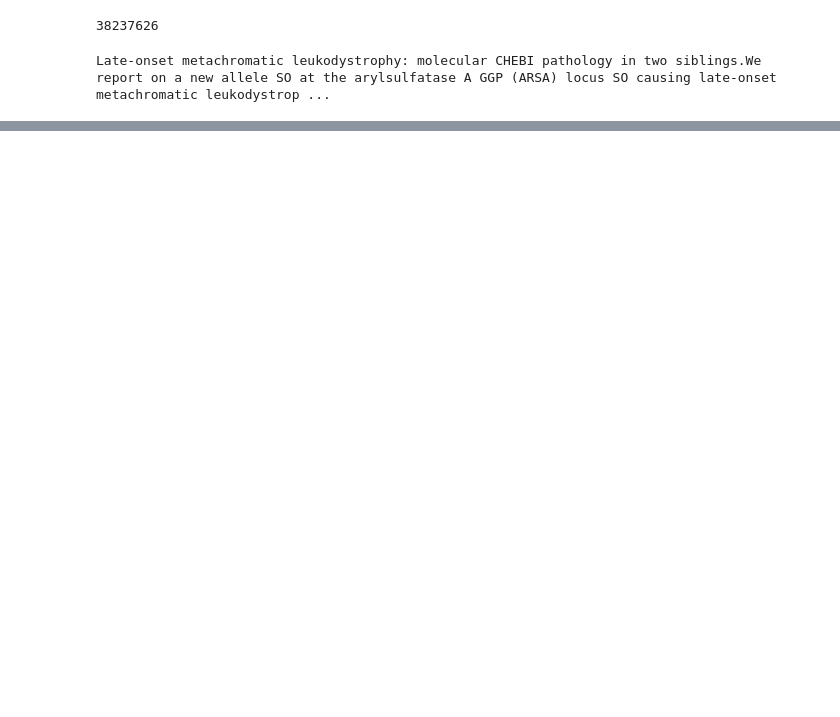
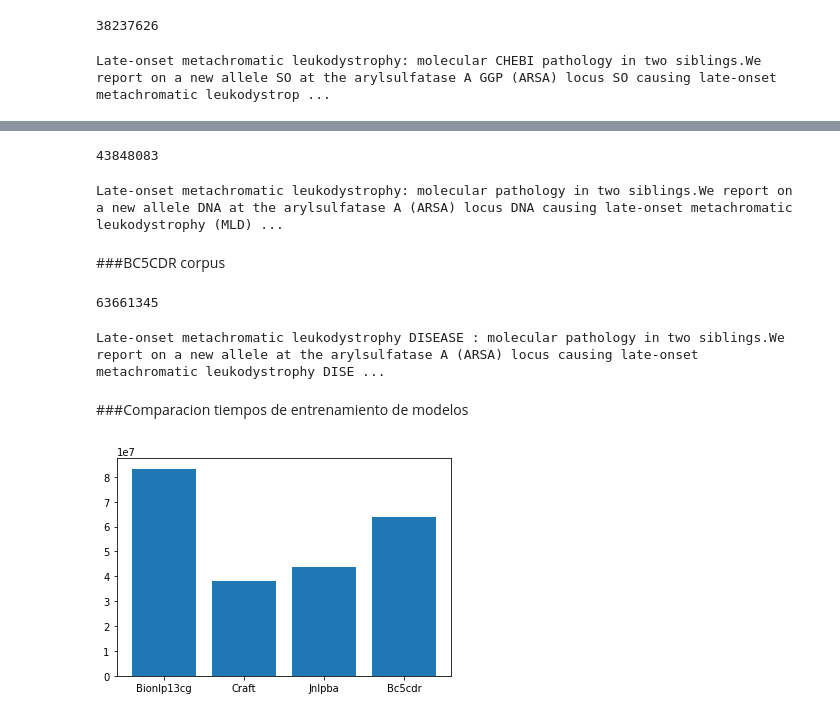
Before and after one commit to owdelc/ProyectoDataScience, a Jupyter notebook: ExploracionProyectoDataScience.ipynb, the cells around one changed output, grey strips where cells are left out. Cells and saved outputs as stored; diff of their text form; code cells hidden in the pictures; blank space fills up the shorter version.

Commit message:
finalizacion de modelos

```diff
--- a/ExploracionProyectoDataScience.ipynb
+++ b/ExploracionProyectoDataScience.ipynb
@@ -365,0 +339,44 @@ Late-onset metachromatic leukodystrophy: molecular CHEBI pathology in two siblin
+# %%
+modelJnlpba = en_ner_jnlpba_md.load()
+
+start3 = time.time_ns()
+jnlpbaResult = modelJnlpba(text)
+end3 = time.time_ns()
+
+total3 = end3 - start3
+total3
+# %% [output]
+43848083
+# %%
+displacy.render(jnlpbaResult, jupyter=True, style='ent')
+# %% [output]
+Late-onset metachromatic leukodystrophy: molecular pathology in two siblings.We report on a new allele DNA at the arylsulfatase A (ARSA) locus DNA causing late-onset metachromatic leukodystrophy (MLD) ...
+# %% [markdown]
+###BC5CDR corpus
+# %%
+modelBc5cdr = en_ner_bc5cdr_md.load()
+
+start4 = time.time_ns()
+bc5cdrResult= modelBc5cdr(text)
+end4 = time.time_ns()
+
+total4 = end4 - start4
+total4
+# %% [output]
+63661345
+# %%
+displacy.render(bc5cdrResult, jupyter=True, style='ent')
+# %% [output]
+Late-onset metachromatic leukodystrophy DISEASE : molecular pathology in two siblings.We report on a new allele at the arylsulfatase A (ARSA) locus causing late-onset metachromatic leukodystrophy DISE ...
+# %% [markdown]
+###Comparacion tiempos de entrenamiento de modelos
+# %%
+modelos = ["Bionlp13cg", "Craft", "Jnlpba", "Bc5cdr"]
+tiempos = [total1, total2, total3, total4]
+
+y_pos = np.arange(len(modelos))
+plt.bar(y_pos, tiempos)
+plt.xticks(y_pos, modelos)
+plt.show()
+# %% [output]
+[figure, added]
```
Also changed, not shown: parts of 11 cells of this notebook.
